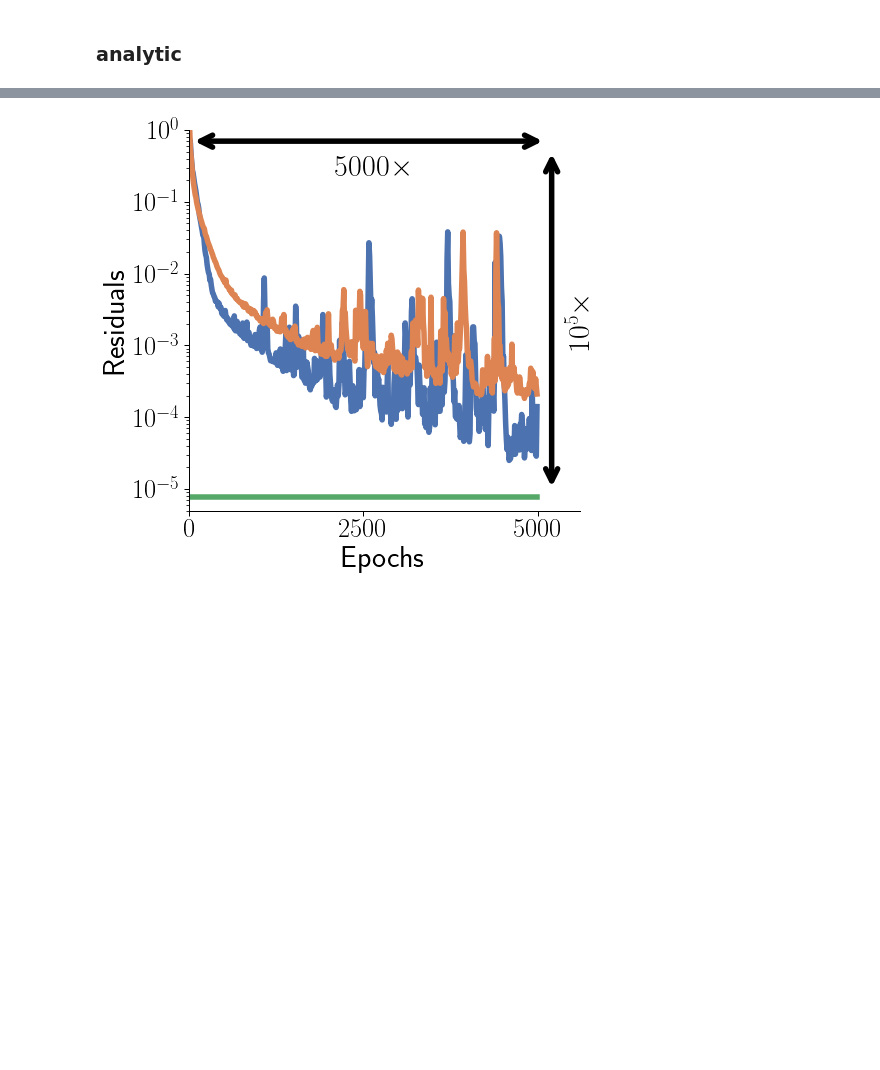
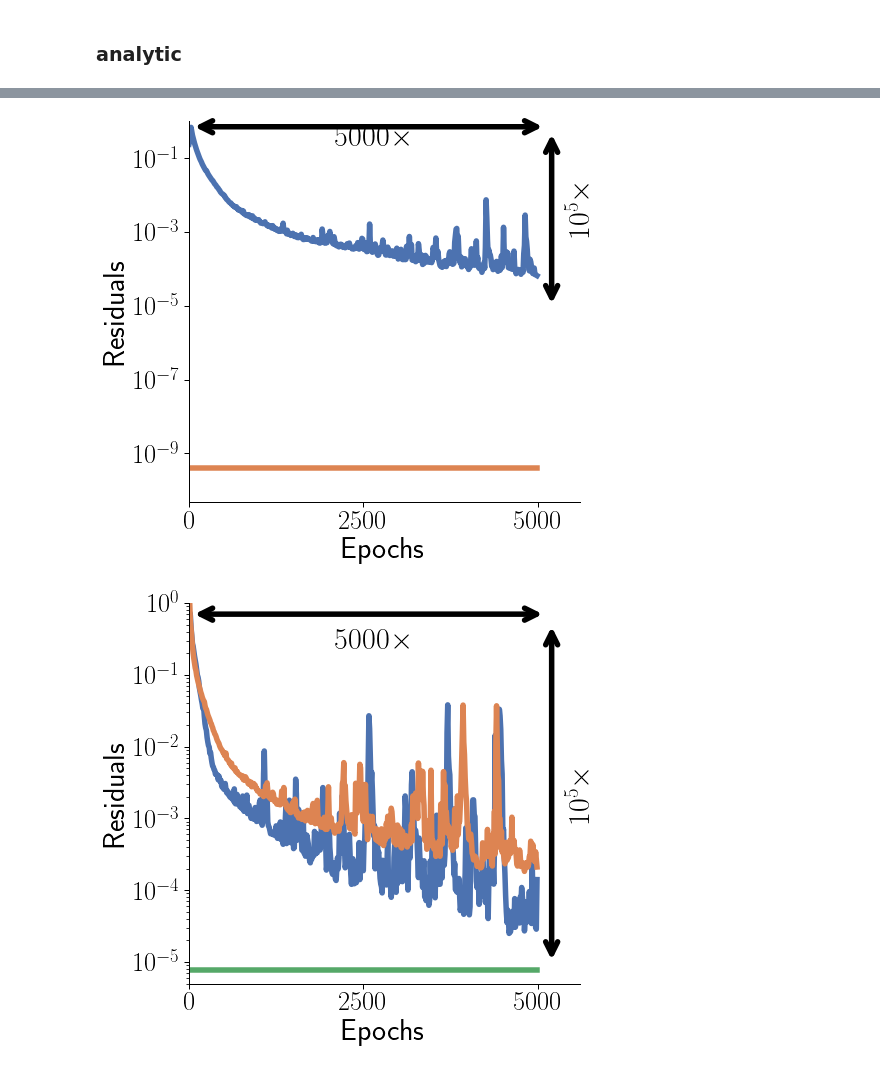
Before and after one commit to shaandesai1/TransferDE, a Jupyter notebook: traditional transfer vs analytic wout.ipynb, the cells around one changed output, grey strips where cells are left out. Saved outputs shown, nothing was run; the diff lists cells and outputs as text; code cells hidden in the pictures; blank space fills up the shorter version.

```diff
--- a/traditional transfer vs analytic wout.ipynb
+++ b/traditional transfer vs analytic wout.ipynb
@@ -298,3 +281,0 @@ gt_ics:0.3830878734588623
-# %%
-for i in range(10):
-    plt.plot(true_ys[:,i])
@@ -720,8 +727,8 @@ residuals1
 # np.save('residuals_scratch.npy',torch.tensor(residuals_scratch).detach().numpy())
 # np.save('residuals_transfer.npy',torch.tensor(residuals1).detach().numpy())
 # %%
-residuals_scratch = np.load('residuals_scratch.npy')
-residuals_transfer = np.load('residuals_transfer.npy')
+# residuals_scratch = np.load('residuals_scratch.npy')
+# residuals_transfer = np.load('residuals_transfer.npy')
 # %%
 sns.set_palette('deep')
 
@@ -758,17 +765,17 @@ import matplotlib.pyplot as plt
 with torch.no_grad():
     plt.figure(figsize=(7,7))
     plt.plot(tpts[:],exponential_smoothing(residuals_scratch,1),label='Scratch')
-    plt.plot(tpts,residuals_transfer[:-1],label='Traditional Transfer')
+#     plt.plot(tpts,residuals_transfer[:-1],label='Traditional Transfer')
 #     plt.plot(tpts,residuals[:-1],label='Transfer, frozen H')
     # plt.plot(tpts[:len(residuals2)],residuals2[:-1],linestyle='--',label='Transfer,analytic Wout')
 
-    plt.plot(tpts,((7.8*10**(-6))*torch.ones(len(tpts))).detach().numpy(),label='Transfer (ours)')
+    plt.plot(tpts,((res_init*torch.ones(len(tpts))).detach().numpy()),label='Transfer (ours)')
     plt.yscale('log')
 #     plt.xscale('log')
     plt.xlabel(r"Epochs")
     plt.ylabel(r"Residuals")
     plt.xlim([-0,5600])
-    plt.ylim([5*10**-6,10**0])
+    plt.ylim([5*10**-11,10**0])
 #     plt.legend(fontsize=15)
 
 
@@ -790,33 +797,35 @@ with torch.no_grad():
            )
 
 
     plt.annotate('', xy=(5200, 10**(-5)),
              xycoords='data',
              xytext=(5200, 5*10**(-1)),
              textcoords='data',
              arrowprops=dict(arrowstyle= '<->',
                              color='black',
                              lw=5.5,
                              )
            )
 
 
 #     plt.annotate('5000x', xy=(-0, 10**(0)),
 #              xycoords='data',
 #              xytext=(2500, 10**(0)),
 #              textcoords='data',
 #              arrowprops=dict(arrowstyle= '->',
 #                              color='black',
 #                              lw=4.5,
 #                              )
 #            )
     ax=plt.gca()
     ax.spines['right'].set_visible(False)
     ax.spines['top'].set_visible(False)
 #     plt.arrow(-100, 10**(-4), 50,1, width = 0.005,length_includes_head=True)
 #     plt.legend(fontsize=15,bbox_to_anchor=(1., -.19),ncol=3)
     plt.xticks([0,2500,5000])
     plt.savefig('residuals_first_new.pdf',dpi=2400,bbox_inches='tight')
+# %% [output]
+[figure, added]
 # %%
 with torch.no_grad():
     plt.figure(figsize=(7,7))
```
Also changed, not shown: parts of 13 cells of this notebook, 6 other files.
